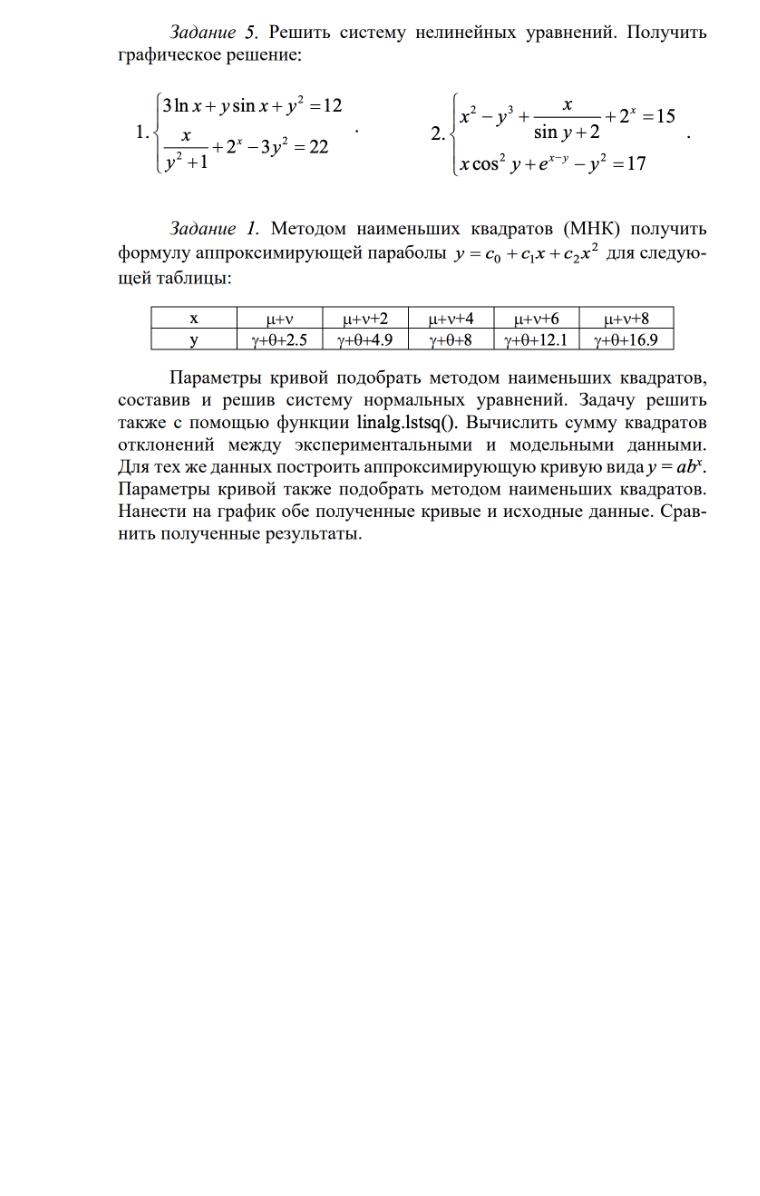
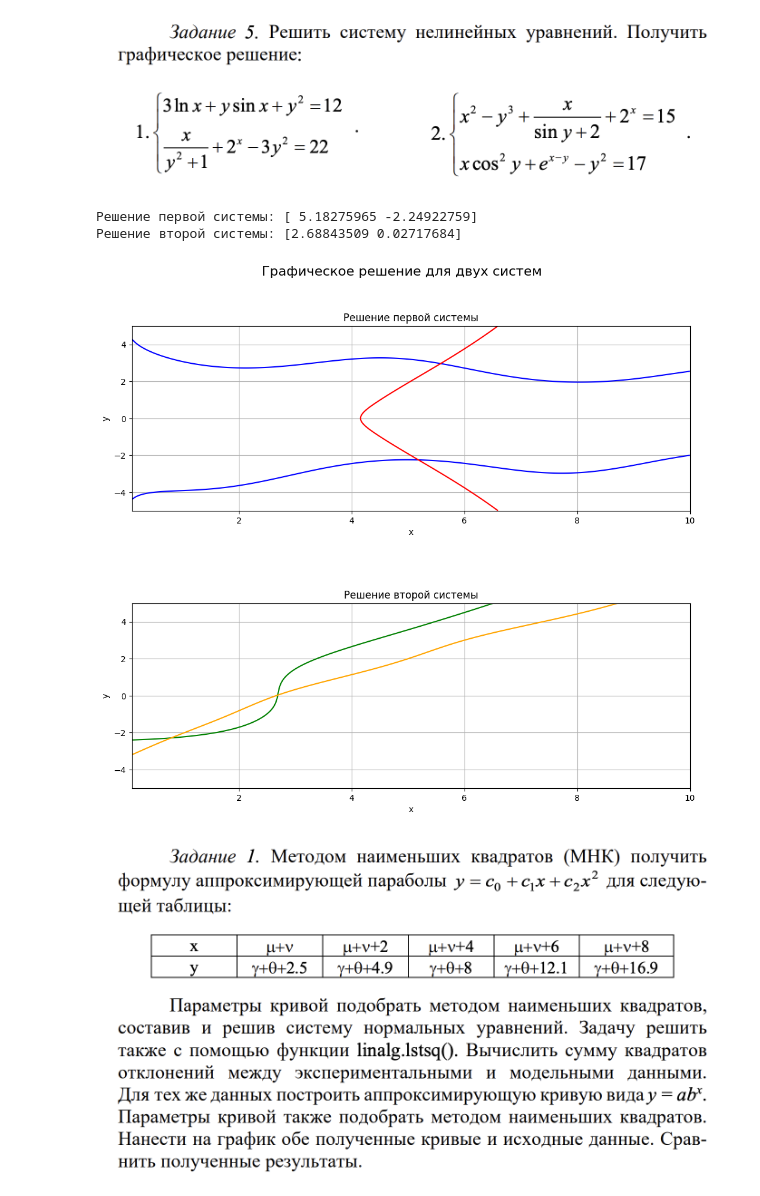
Before and after one commit to ilyak0n/comp_math, a Jupyter notebook: 4. Библиотека SciPy/Практическая_работа_№4_Библиотека_SciPy_Часть_№1.ipynb, the cells around one changed output. Saved outputs shown, nothing was run; the diff lists cells and outputs as text; code cells hidden in the pictures; blank space fills up the shorter version.

```diff
--- a/4. Библиотека SciPy/Практическая_работа_№4_Библиотека_SciPy_Часть_№1.ipynb
+++ b/4. Библиотека SciPy/Практическая_работа_№4_Библиотека_SciPy_Часть_№1.ipynb
@@ -178,0 +203,17 @@ x = 5.557837390285805
+# %%
+def f(x):
+  x1, x2, x3, x4 = x
+  eq1 = beta*x1 + gamma*x2 + v*x3 + x4 - 10*mu - v
+  eq2 = x1 - 3*mu*x2 + 2*x3 + 4*alpha*x4 - 9 - gamma
+  eq3 = -5*x1 + v*x2 - x3 - 7*x4 + 5
+  eq4 = v*x1 - 6*x2 + 2*x3 + 6*x4 - mu
+  return eq1, eq2, eq3, eq4
+
+alpha = float(input())
+beta = float(input())
+gamma = float(input())
+mu = float(input())
+v = float(input())
+x = [0, 0, 0, 0]
+
+print(f'x = {root(f, x)['x']}')
@@ -183,3 +229,53 @@ x = 5.557837390285805
+# %%
+def f1(vars):
+  x, y = vars
+  eq1 = 3 * np.log(x) + y * np.sin(x) + y**2 - 12
+  eq2 = (x / (y**2 + 1)) + 2**x - 3 * y**2 - 22
+  return eq1, eq2
+
+def f2(vars):
+  x, y = vars
+  eq1 = x**2 - y**3 + (x / (np.sin(y) + 2)) + 2**x - 15
+  eq2 = x * np.cos(y)**2 + np.exp(x - y) - y**2 - 17
+  return eq1, eq2
+
+guess = [1, 1]
+print(f'Решение первой системы: {fsolve(f1, guess)}')
+print(f'Решение второй системы: {fsolve(f2, guess)}')
+
+x = np.linspace(0.1, 10, 400)
+y = np.linspace(-5, 5, 400)
+
+X, Y = np.meshgrid(x, y)
+
+Z1eq1 = 3 * np.log(X) + Y * np.sin(X) + Y**2 - 12
+Z1eq2 = (X / (Y**2 + 1)) + 2**X - 3 * Y**2 - 22
+Z2eq1 = X**2 - Y**3 + (X / (np.sin(Y) + 2)) + 2**X - 15
+Z2eq2 = X * np.cos(Y)**2 + np.exp(X - Y) - Y**2 - 17
+
+fig, (ax1, ax2) = plt.subplots(2, 1, figsize=(12, 10))
+
+ax1.contour(X, Y, Z1eq1, levels=[0], colors='blue')
+ax1.contour(X, Y, Z1eq2, levels=[0], colors='red')
+ax1.grid(True)
+ax1.set_title('Решение первой системы')
+ax1.set_xlabel('x')
+ax1.set_ylabel('y')
+
+ax2.contour(X, Y, Z2eq1, levels=[0], colors='green')
+ax2.contour(X, Y, Z2eq2, levels=[0], colors='orange')
+ax2.grid(True)
+ax2.set_title('Решение второй системы')
+ax2.set_xlabel('x')
+ax2.set_ylabel('y')
+
+fig.suptitle('Графическое решение для двух систем', size=16)
+plt.subplots_adjust(hspace=0.5)
+plt.show()
+# %% [output]
+Решение первой системы: [ 5.18275965 -2.24922759]
+Решение второй системы: [2.68843509 0.02717684]
+[figure, added]
 # %% [markdown]
 ![image.png](embedded-picture-1)
 # %% [markdown]
```
Also changed, not shown: parts of 5 cells of this notebook.
